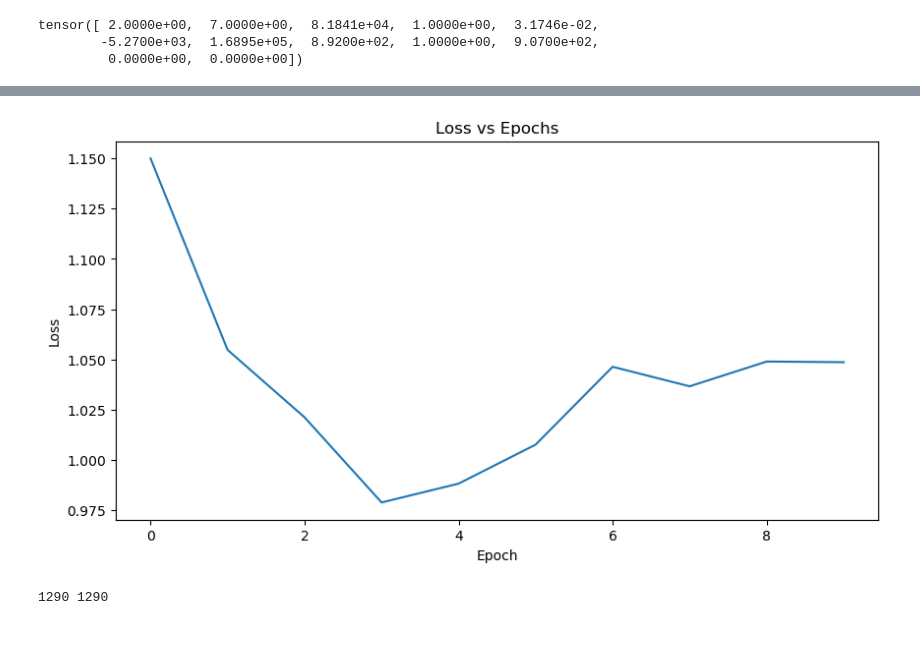
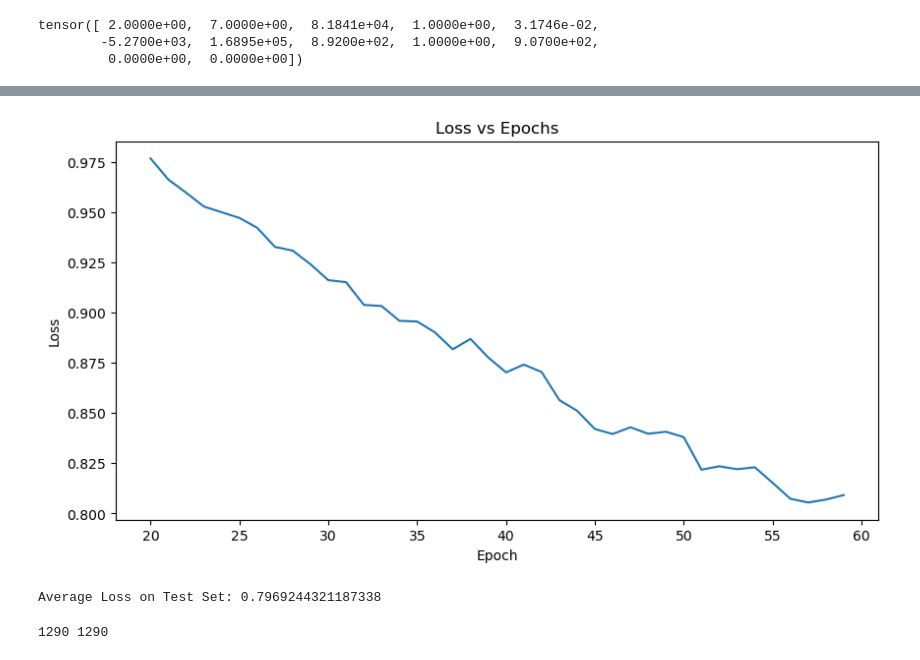
Before and after one commit to krwiles/capstone-project, a Jupyter notebook: project.ipynb, the cells around one changed output, grey strips where cells are left out. Cells and saved outputs as stored; diff of their text form; code cells hidden in the pictures.

Commit message:
LSTM hybrid network with batching

```diff
--- a/project.ipynb
+++ b/project.ipynb
@@ -642,3 +641,16 @@ def LSTM_data_segments(X_orig, X, y, WS):
 
 X_test, y_test = LSTM_data_segments(X_test_original, X_test, y_test, WS)
 X_train, y_train = LSTM_data_segments(X_train_original, X_train, y_train, WS)
+# %%
+# Check shapes after conversion
+print(X_train.shape)  # Should give (num_samples, segment_size, feature_size) for 3D input
+print(y_train.shape)  # Should give (num_samples, label_size)
+
+# Create a TensorDataset
+train_dataset = TensorDataset(X_train, y_train)
+test_dataset = TensorDataset(X_test, y_test)
+
+# Create a DataLoader to handle batching
+batch_size = 512
+train_loader = DataLoader(dataset=train_dataset, batch_size=batch_size, shuffle=False)
+test_loader = DataLoader(dataset=test_dataset, batch_size=batch_size, shuffle=False) # test data should not be shuffled
@@ -660,8 +693,9 @@ class LSTMModel(nn.Module):
         return out
 # %%
-model = LSTMModel(12, 128, 2, 1)
+model = LSTMHybrid(12, 128, 2, 1)
 
-pit_weight = ((len(y_train) - torch.tensor(y_train).sum()) / torch.tensor(y_train).sum()) # 36.1446 calculated weight
+pit_weight = ((len(y_train) - y_train.sum()) / y_train.sum()) # calculated weight
+print(pit_weight)
 
 criterion = nn.BCEWithLogitsLoss(pos_weight = pit_weight) # binary cross entropy loss function
-optimizer = optim.Adam(model.parameters(), lr=0.001)
+optimizer = optim.Adam(model.parameters(), lr=0.0007)
@@ -668,16 +704,14 @@ optimizer = optim.Adam(model.parameters(), lr=0.001)
 # %%
-num_epochs = 10
+num_epochs = 60
 losses = []
-n = 0
 
 for epoch in range(num_epochs):
     epoch_loss = 0
 
-    for X, y in zip(X_train, y_train):
-
+    for i, (X_batch, y_batch) in enumerate(train_loader):
         # forward pass
-        y_pred = model(X)
-        loss = criterion(y_pred, y)
+        y_pred = model(X_batch)
+        loss = criterion(y_pred, y_batch)
 
         # backward pass
         optimizer.zero_grad()
@@ -686,7 +720,11 @@ for epoch in range(num_epochs):
 
         epoch_loss += loss.item()
 
-    epoch_loss /= len(X_train)
+#        if (i + 1) % 50 == 0:
+#            print(f'Epoch [{epoch + 1}], Batch [{i + 1}]Loss: {loss.item()}')
+
+    epoch_loss /= len(train_loader)
     losses.append(epoch_loss)
-    print(f'Epoch [{epoch + 1}], Loss: {epoch_loss}')
+    if (epoch + 1) % 5 == 0:
+        print(f'Epoch [{epoch + 1}], Loss: {epoch_loss}')
 # %% [output]
@@ -703,9 +743,9 @@ Epoch [10], Loss: 1.0486774086445554
 # %%
 plt.figure(figsize=(10,5))
-plt.plot(range(len(losses)), losses)
+plt.plot(range(20, len(losses)), losses[20::])
 plt.xlabel('Epoch')
 plt.ylabel('Loss')
 plt.title('Loss vs Epochs')
 plt.show()
 # %% [output]
-[figure, old version]
+[figure, new version]
@@ -719,2 +752,28 @@ with torch.no_grad():
+# %%
+model.eval()
+total_loss = 0.0
+predictions = []
+true_labels = []
+
+with torch.no_grad():  # disable gradient computation
+    for i, (X_batch, y_batch) in enumerate(test_loader):
+        # Forward pass
+        y_pred = model(X_batch)
+        # Calculate loss
+        loss = criterion(y_pred, y_batch)
+        total_loss += loss.item()  # Accumulate total loss
+
+        predictions.append(y_pred)
+        true_labels.append(y_batch)
+
+average_loss = total_loss / len(test_loader)
+
+predictions = torch.cat(predictions)  # Combine all predictions into a single tensor
+true_labels = torch.cat(true_labels)  # Combine all true labels into a single tensor
+
+# Print average loss
+print(f'Average Loss on Test Set: {average_loss}')
+# %% [output]
+Average Loss on Test Set: 0.7969244321187338
 # %%
 # reasemble the predictions from the segments
```
Also changed, not shown: parts of 16 cells of this notebook.
